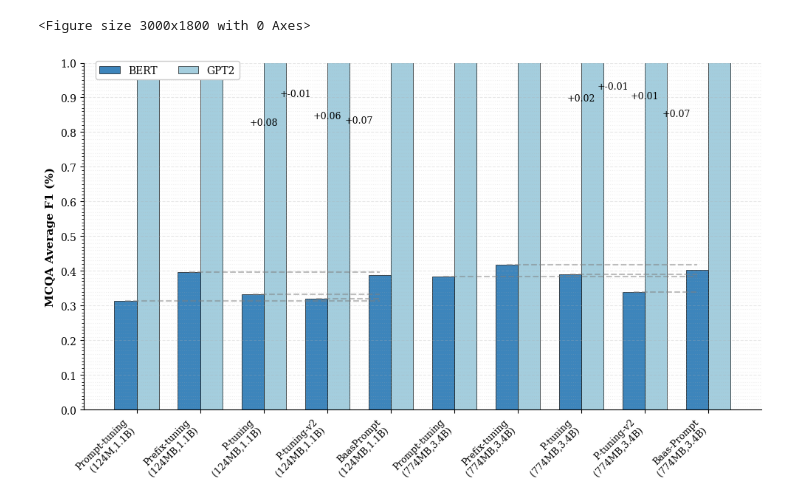
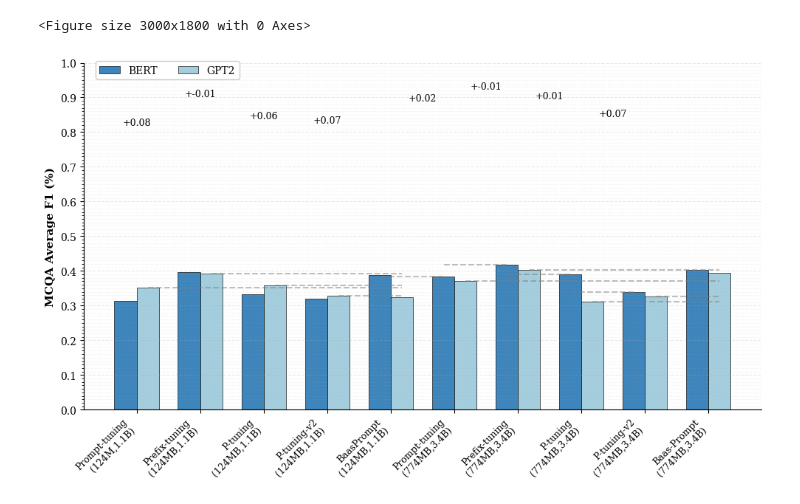
Before and after one commit to NJUxlj/reinforced-global-chain-prompt, a Jupyter notebook: performance_across_architectures.ipynb, the cells around one changed output. Drawn from its saved outputs; the diff is of its cells as text; code cells hidden in the pictures.

```diff
--- a/performance_across_architectures.ipynb
+++ b/performance_across_architectures.ipynb
@@ -32,7 +32,7 @@ labels = [
 # 补充完整的数据
 # 前5个是1B， 后5个是3B
 bert_scores = [0.313,0.397,0.332,0.320,0.388, 0.384, 0.418,0.390,0.339,0.404]
-gpt2_scores = [63, 70, 63, 77.6, 78.2, 65.5, 72.3, 65.8, 79.1, 80.5]
+gpt2_scores = [0.352,0.392,0.359,0.328,0.325, 0.372,0.402,0.311,0.326,0.394]
 
 # 设置图形大小和DPI
 plt.figure(figsize=(10, 6), dpi=300)
@@ -90,18 +90,18 @@ ax.spines['right'].set_visible(False)
 # BERT模型的性能提升比较
 # 第一组（1.1B~1.5B）的比较，从其他方法到BaasPrompt(索引4)
 improvements_small_bert = [
-    (0, 4, bert_scores[0], f'+{(bert_scores[4]-bert_scores[0]):.2f}'),  # Prompt-tuning到BaasPrompt
-    (1, 4, bert_scores[1], f'+{(bert_scores[4]-bert_scores[1]):.2f}'),  # Prefix-tuning到BaasPrompt
-    (2, 4, bert_scores[2], f'+{(bert_scores[4]-bert_scores[2]):.2f}'),  # P-tuning到BaasPrompt
-    (3, 4, bert_scores[3], f'+{(bert_scores[4]-bert_scores[3]):.2f}'),  # P-tuning-v2到BaasPrompt
+    (0, 0, bert_scores[0], f'+{(bert_scores[4]-bert_scores[0]):.2f}'),  # Prompt-tuning到BaasPrompt
+    (1, 1, bert_scores[1], f'+{(bert_scores[4]-bert_scores[1]):.2f}'),  # Prefix-tuning到BaasPrompt
+    (2, 2, bert_scores[2], f'+{(bert_scores[4]-bert_scores[2]):.2f}'),  # P-tuning到BaasPrompt
+    (3, 3, bert_scores[3], f'+{(bert_scores[4]-bert_scores[3]):.2f}'),  # P-tuning-v2到BaasPrompt
 ]
 
 # 第二组（3B~3.3B）的比较，从其他方法到BaasPrompt(索引9)
 improvements_large_bert = [
-    (5, 9, bert_scores[5], f'+{(bert_scores[9]-bert_scores[5]):.2f}'),  # Prompt-tuning到BaasPrompt
-    (6, 9, bert_scores[6], f'+{(bert_scores[9]-bert_scores[6]):.2f}'),  # Prefix-tuning到BaasPrompt
-    (7, 9, bert_scores[7], f'+{(bert_scores[9]-bert_scores[7]):.2f}'),  # P-tuning到BaasPrompt
-    (8, 9, bert_scores[8], f'+{(bert_scores[9]-bert_scores[8]):.2f}'),  # P-tuning-v2到BaasPrompt
+    (5, 4, bert_scores[5], f'+{(bert_scores[9]-bert_scores[5]):.2f}'),  # Prompt-tuning到BaasPrompt
+    (6, 5, bert_scores[6], f'+{(bert_scores[9]-bert_scores[6]):.2f}'),  # Prefix-tuning到BaasPrompt
+    (7, 6, bert_scores[7], f'+{(bert_scores[9]-bert_scores[7]):.2f}'),  # P-tuning到BaasPrompt
+    (8, 7, bert_scores[8], f'+{(bert_scores[9]-bert_scores[8]):.2f}'),  # P-tuning-v2到BaasPrompt
 ]
 
 # Qwen2模型的性能提升比较
@@ -124,33 +124,33 @@ improvements_large_gpt2 = [
 def add_improvement_annotations(improvements, scores, width_offset, y_offset=0.5):
     for start, end, y_pos, text in improvements:
         # 绘制水平虚线，从其他方法连接到BaasPrompt
         ax.hlines(y=scores[start],
                  xmin=start+width_offset,
                  xmax=end+width_offset,
                  colors='gray', linestyles='--', alpha=0.5)
 
         # 添加文本标注
         ax.annotate(text,
                    xy=((start+end)/2, scores[start]+y_offset),
                    xytext=((start+end)/2, scores[start]+y_offset),
                    ha='center', va='bottom', fontsize=9)
 
 # 为BERT和Qwen2分别添加标注，使用不同的width_offset和y_offset避免重叠
 add_improvement_annotations(improvements_small_bert, bert_scores, -width/2, y_offset=0.5)
 add_improvement_annotations(improvements_large_bert, bert_scores, -width/2, y_offset=0.5)
 add_improvement_annotations(improvements_small_gpt2, gpt2_scores, width/2, y_offset=0.8)
 add_improvement_annotations(improvements_large_gpt2, gpt2_scores, width/2, y_offset=0.8)
 # -----------------------------------------------------------
 
 # 调整布局
 plt.tight_layout()
 
 # 保存图片（建议同时保存PDF格式用于论文提交）
-plt.savefig('comparison_plot.png', dpi=300, bbox_inches='tight')
-plt.savefig('comparison_plot.pdf', bbox_inches='tight')
+plt.savefig('performance_across_architectures.png', dpi=300, bbox_inches='tight')
+# plt.savefig('comparison_plot.pdf', bbox_inches='tight')
 
 # 显示图形
 plt.show()
 # %% [output]
 <Figure size 3000x1800 with 0 Axes>
-[figure, old version]
+[figure, new version]
```
Also changed, not shown: 16 other files.
